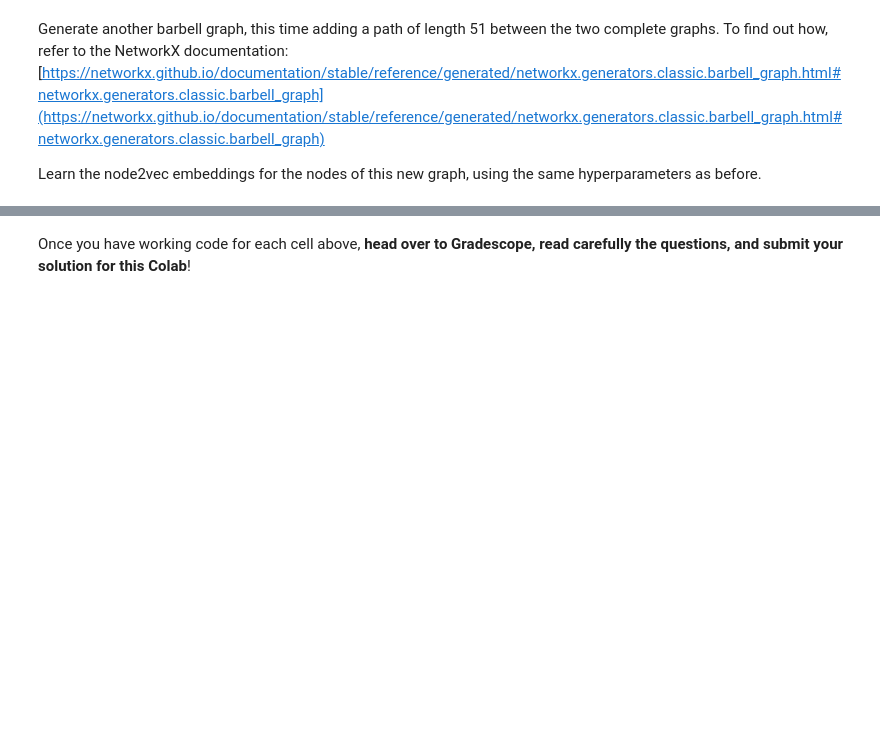
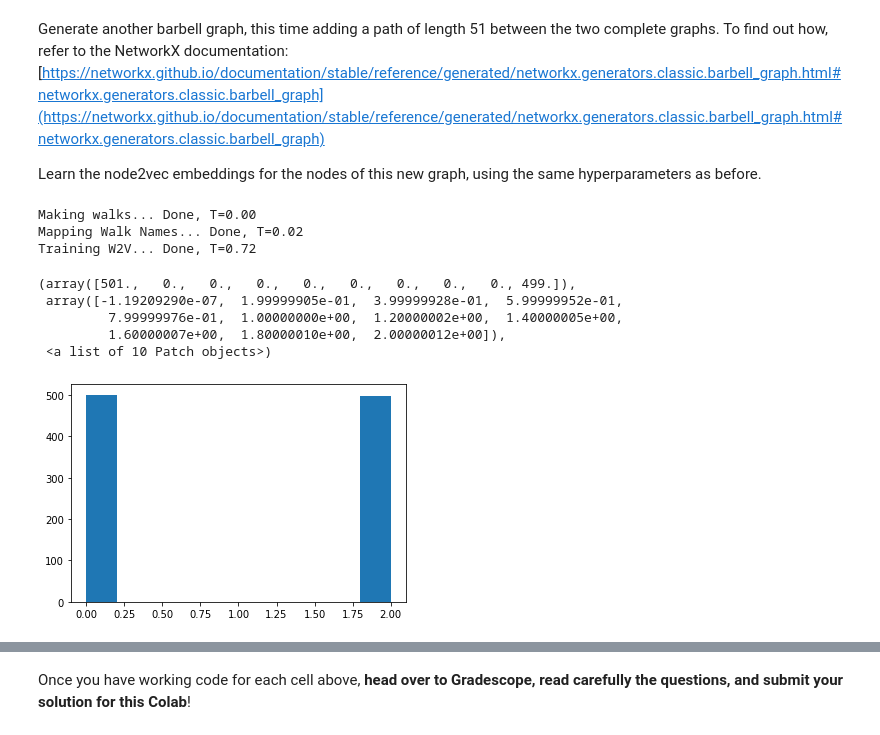
Before and after one commit to lnodin/mining-massive-datasets, a Jupyter notebook: CS246_Colab_6.ipynb, the cells around one changed output, grey strips where cells are left out. Cells and saved outputs as stored; diff of their text form; code cells hidden in the pictures; blank space fills up the shorter version.

```diff
--- a/CS246_Colab_6.ipynb
+++ b/CS246_Colab_6.ipynb
@@ -101,0 +132,4 @@
+# %%
+# YOUR CODE HERE
+# Init large barbell graph, where each complete graph has exactly 1000 nodes
+large_barbell = nx.barbell_graph(500, 0)
@@ -106,3 +153,19 @@
+# %%
+# YOUR CODE HERE
+from scipy import spatial
+
+
+def cosine_distance(a, b):
+    cosine_distance = float(spatial.distance.cosine(a, b))
+    return cosine_distance
+
+def similarity(n=5, g=large_barbell, embed=n2v_barbell):
+  result = []
+  a= embed.predict(n)
+  for node in g.nodes:
+    b = embed.predict(node)
+    result.append(cosine_distance(a, b))
+  return result
 # %% [markdown]
 Generate another barbell graph, this time adding a path of length 51 between the two complete graphs. To find out how, refer to the NetworkX documentation: [https://networkx.github.io/documentation/stable/reference/generated/networkx.generators.classic.barbell_graph.html#networkx.generators.classic.barbell_graph](https://networkx.github.io/documentation/stable/reference/generated/networkx.generators.classic.barbell_graph.html#networkx.generators.classic.barbell_graph)
 
@@ -111,0 +173,28 @@ Learn the node2vec embeddings for the nodes of this new graph, using the same hy
+# %%
+# YOUR CODE HERE
+# Init large barbell graph, where each complete graph has exactly 1000 nodes
+large_barbell_v2 = nx.barbell_graph(500, 51)
+
+# Setting parameters
+p = 1
+q = 1
+d = 10
+
+# Learn node2vec
+n2v_barbell_v2 = Node2Vec(p, q, d)
+
+# Fitting data
+n2v_barbell_v2.fit(large_barbell_v2)
+# %% [output]
+Making walks... Done, T=0.00
+Mapping Walk Names... Done, T=0.02
+Training W2V... Done, T=0.72
+# %%
+plt.hist(similarity(n=5, g=large_barbell, embed=n2v_barbell))
+# %% [output]
+(array([501.,   0.,   0.,   0.,   0.,   0.,   0.,   0.,   0., 499.]),
+ array([-1.19209290e-07,  1.99999905e-01,  3.99999928e-01,  5.99999952e-01,
+         7.99999976e-01,  1.00000000e+00,  1.20000002e+00,  1.40000005e+00,
+         1.60000007e+00,  1.80000010e+00,  2.00000012e+00]),
+ <a list of 10 Patch objects>)
+[figure, added]
```
Also changed, not shown: parts of 9 cells of this notebook.
